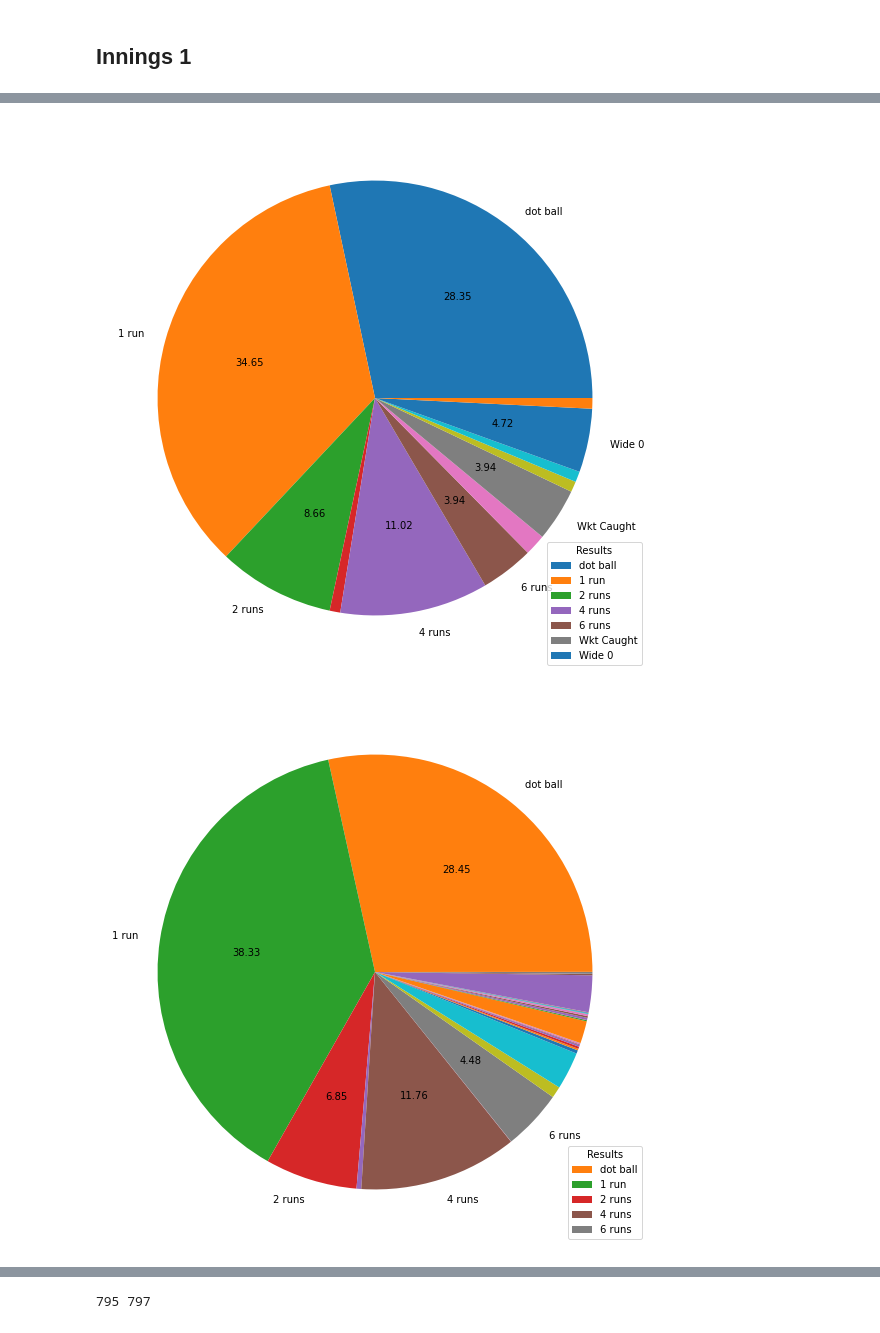
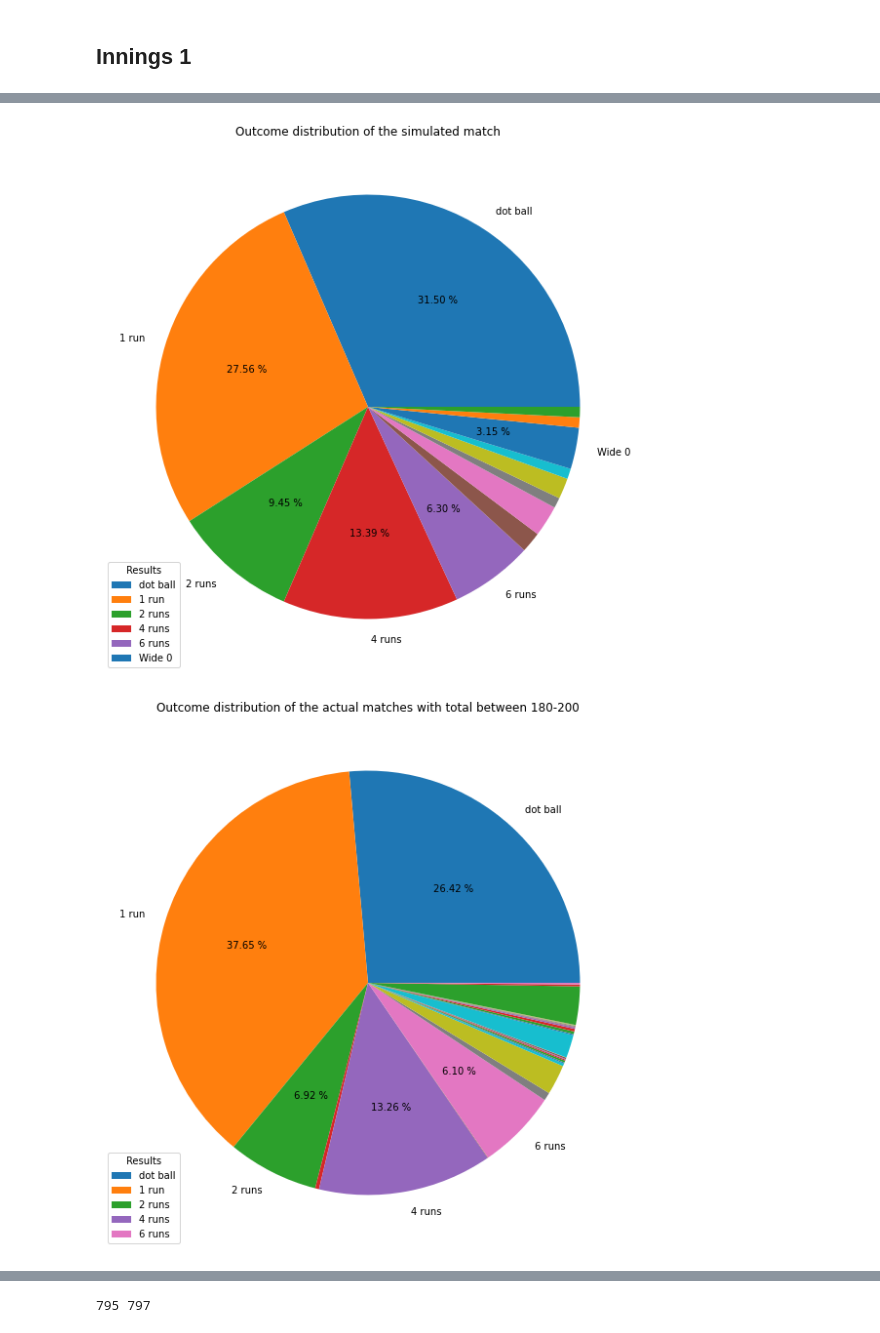
Before and after one commit to AravindM2803/IPL-Simulator, a Jupyter notebook: iplsim-dense/Simulate.ipynb, the cells around one changed output, grey strips where cells are left out. Saved outputs shown, nothing was run; the diff lists cells and outputs as text; code cells hidden in the pictures.

```diff
--- a/iplsim-dense/Simulate.ipynb
+++ b/iplsim-dense/Simulate.ipynb
@@ -16,7 +17,7 @@ from Utils.sample_squads import *
 # %%
 thresh = 3
 def my_autopct(pct):
-    return ('%.2f' % pct) if pct >= thresh else ''
+    return ('%.2f' % pct)+" %" if pct >= thresh else ''
 # %%
 model_inn_1 = tf.keras.models.load_model('Models\Inn1-HeavyDense-ep20to50\cp-0029.h5')
 model_inn_2 = tf.keras.models.load_model('Models\Inn2-HeavyDenseRequired-ep30to50\cp-0016.h5')
@@ -24,7 +25,10 @@ model_inn_2 = tf.keras.models.load_model('Models\Inn2-HeavyDenseRequired-ep30to5
 ## Innings 1
 # %%
 inn1_df = pd.DataFrame(columns=BF_Cols)
-inn1 = Innings(RCB_Squad[0], CSK_Squad[1], CSK_Squad[0][0], RCB_Pitch, 1, inn1_df)
-target = inn1.simulate_inning(model_inn_1)
+# inn1 = Innings(RCB_Squad[0], CSK_Squad[1], CSK_Squad[0][0], RCB_Pitch, 1, inn1_df)
+# target = inn1.simulate_inning(model_inn_1)
+with open("Evaluation/best_first_innings.pkl", "rb") as fp:
+    inn1 = pickle.load(fp)["inn1"]
+target = inn1.Runs + 1
 display_batting_table(inn1)
 # %% [output]
@@ -85,30 +93,32 @@ labels = [res_to_string[i] if res_dist[i]/tot*100 >= thresh else ''
           for i in sorted(res_dist)]
 plt.pie([res_dist[i] for i in sorted(res_dist)], labels=labels, autopct=my_autopct)
 plt.legend(title = "Results")
+plt.title("Outcome distribution of the simulated match")
 fig = plt.gcf()
 fig.set_size_inches(10, 10)
 plt.show()
 # %% [output]
-[figure, old version]
+[figure, new version]
 # %%
 res_dist = {}
 score = target - 1
 start_score = score - 10
 end_score = score + 10
 df = batting_first[batting_first["Total"] >= start_score]
 df = df[df["Total"] <= end_score]
 tot = df.shape[0]
 for res in (df["Result"]):
     if res in res_dist:
         res_dist[res] += 1
     else:
         res_dist[res] = 1
 labels = [res_to_string[i] if res_dist[i]/tot*100 >= thresh else ''
           for i in sorted(res_dist)]
 plt.pie([res_dist[i] for i in sorted(res_dist)], labels=labels, autopct=my_autopct)
+plt.title(f"Outcome distribution of the actual matches with total between {start_score}-{end_score}")
 plt.legend(title = "Results")
 fig = plt.gcf()
 fig.set_size_inches(10, 10)
 plt.show()
 # %% [output]
-[figure, old version]
+[figure, new version]
```
Also changed, not shown: parts of 14 cells of this notebook, 1 other file.
